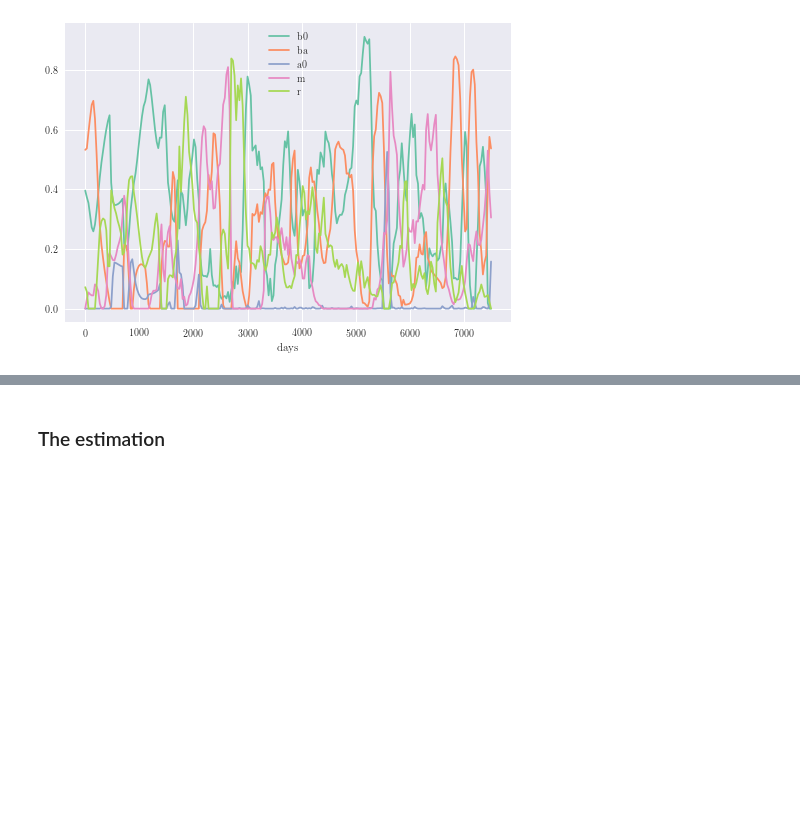
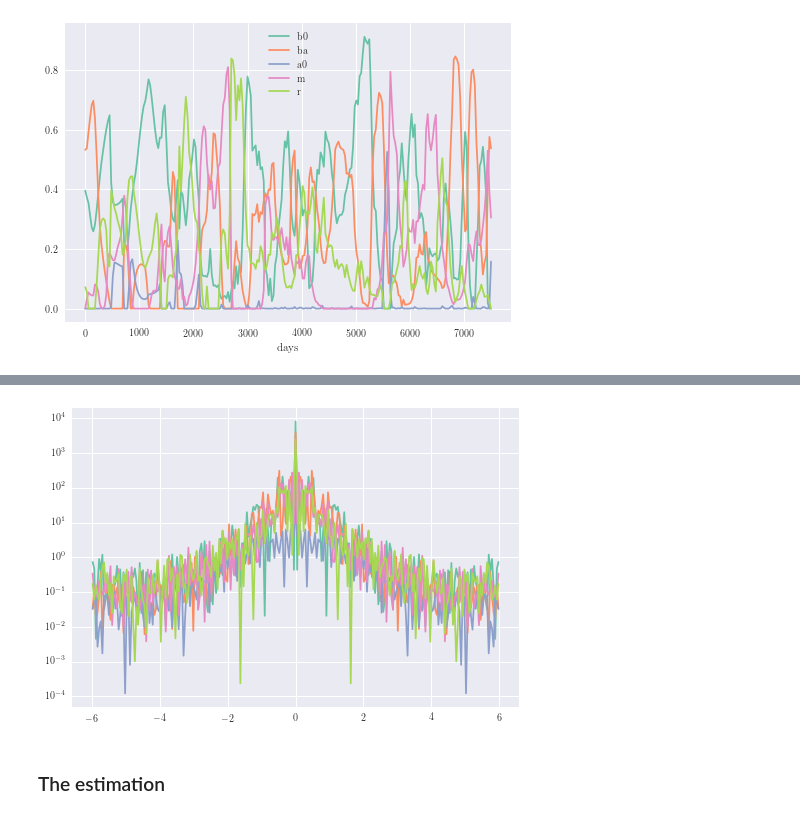
Before and after one commit to cparrarojas/sde-parameter-estimation, a Jupyter notebook: quasi-cycles.ipynb, the cells around one changed output, grey strips where cells are left out. Cells and saved outputs as stored; diff of their text form; code cells hidden in the pictures; blank space fills up the shorter version.

```diff
--- a/quasi-cycles.ipynb
+++ b/quasi-cycles.ipynb
@@ -174,3 +203,13 @@ data_clean.plot()
+# %%
+time_step = 1./12
+for col in data_clean.columns:
+    ps = np.abs(np.fft.fft(data_clean[col]))**2
+    freqs = np.fft.fftfreq(data_clean[col].size, time_step)
+    idx = np.argsort(freqs)
+
+    plt.semilogy(freqs[idx], ps[idx])
+# %% [output]
+[figure, added]
 # %% [markdown]
 ### The estimation
 # %%
```
Also changed, not shown: parts of 11 cells of this notebook, 2 other files.
